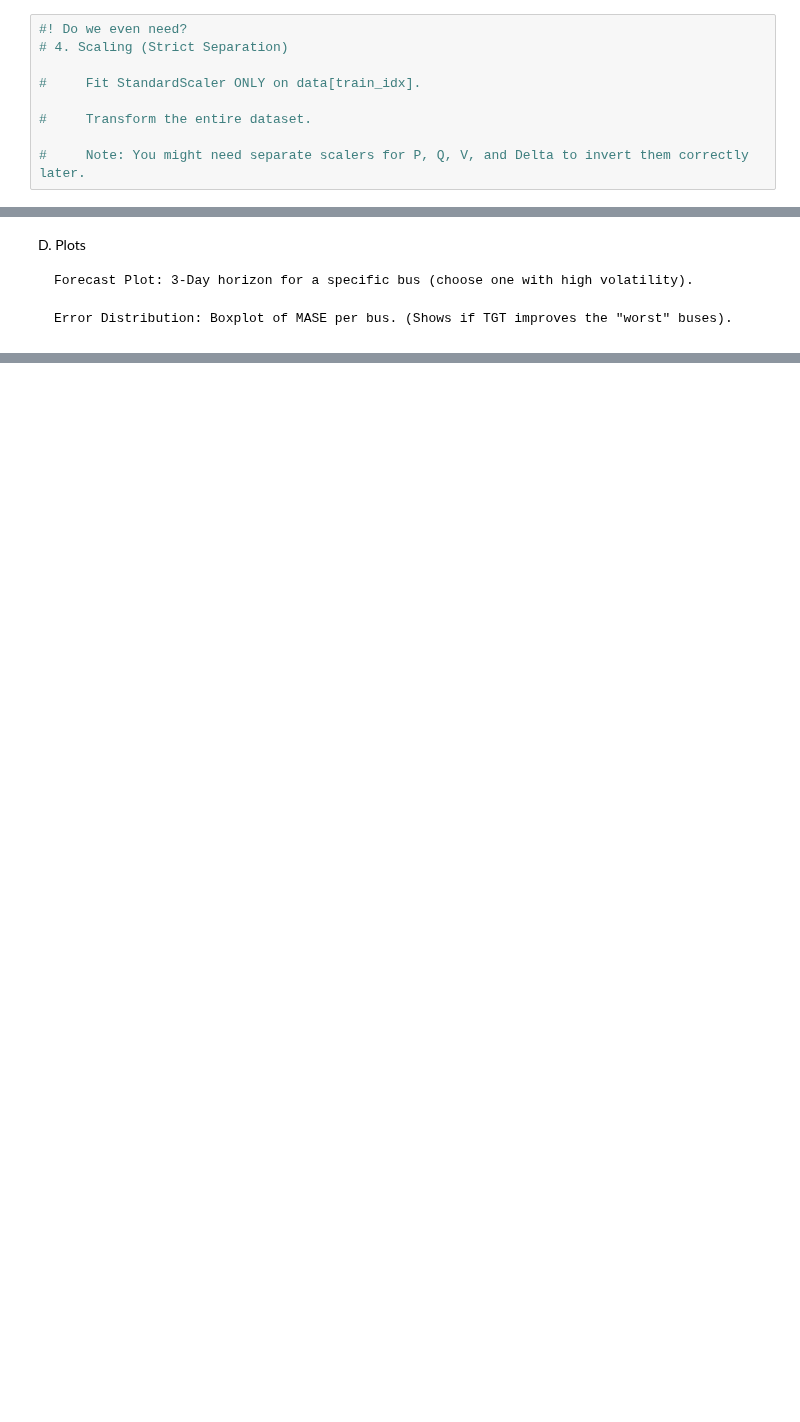
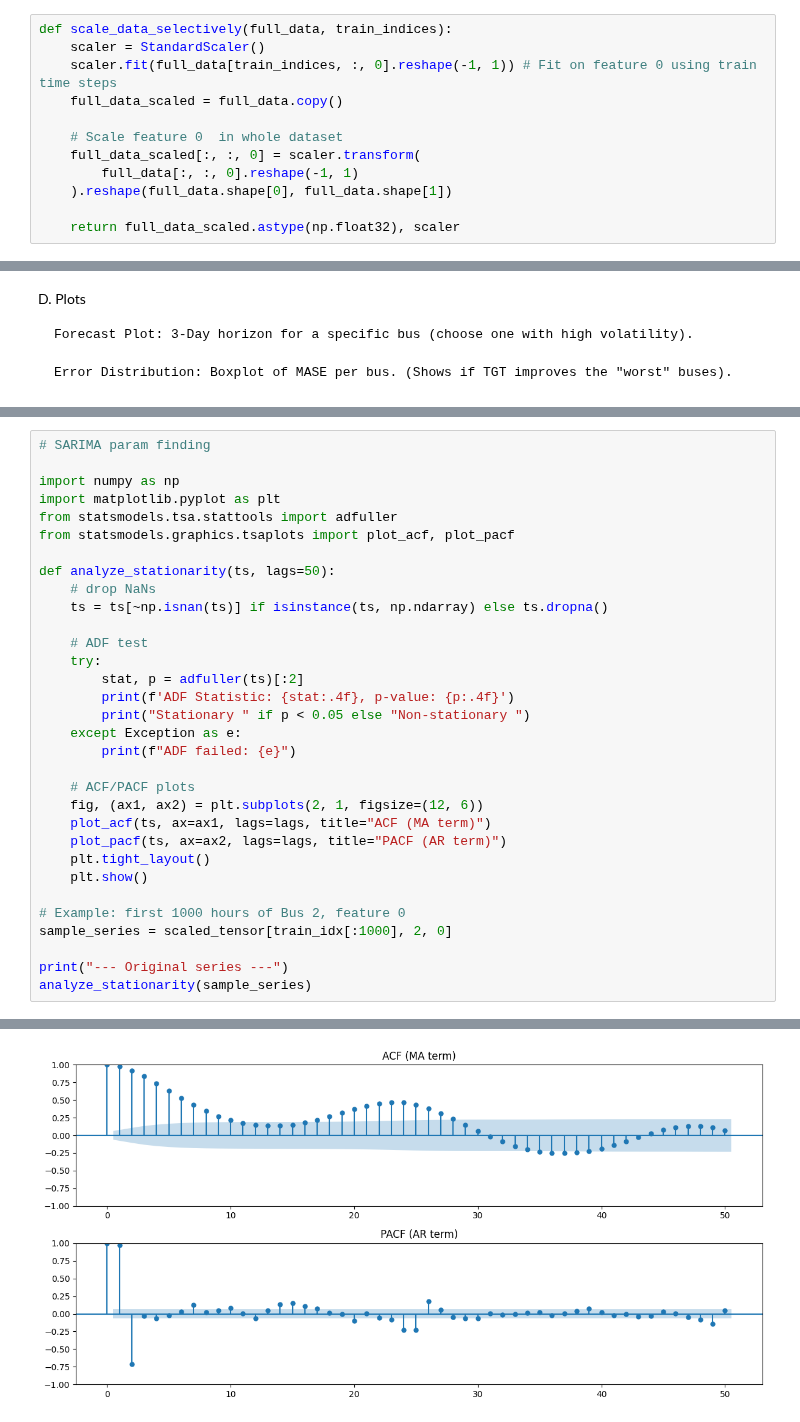
Before and after one commit to waytlion/power-grid-time-series-forecasting, a Jupyter notebook: phase1_tgt_model/bus_load_forecasting.ipynb, the cells around one changed output, grey strips where cells are left out. Saved outputs shown, nothing was run; the diff lists cells and outputs as text; blank space fills up the shorter version.

```diff
--- a/phase1_tgt_model/bus_load_forecasting.ipynb
+++ b/phase1_tgt_model/bus_load_forecasting.ipynb
@@ -177,9 +143,12 @@ def get_interleaved_splits(total_hours, block_size=168, input_window=168):
 # %%
-#! Do we even need?
-# 4. Scaling (Strict Separation)
+def scale_data_selectively(full_data, train_indices):
+    scaler = StandardScaler()
+    scaler.fit(full_data[train_indices, :, 0].reshape(-1, 1)) # Fit on feature 0 using train time steps
+    full_data_scaled = full_data.copy()
 
-#     Fit StandardScaler ONLY on data[train_idx].
+    # Scale feature 0  in whole dataset
+    full_data_scaled[:, :, 0] = scaler.transform(
+        full_data[:, :, 0].reshape(-1, 1)
+    ).reshape(full_data.shape[0], full_data.shape[1])
 
-#     Transform the entire dataset.
-
-#     Note: You might need separate scalers for P, Q, V, and Delta to invert them correctly later.
+    return full_data_scaled.astype(np.float32), scaler
@@ -286,0 +718,33 @@ D. Plots
+# %%
+# SARIMA param finding
+
+import numpy as np
+import matplotlib.pyplot as plt
+from statsmodels.tsa.stattools import adfuller
+from statsmodels.graphics.tsaplots import plot_acf, plot_pacf
+
+def analyze_stationarity(ts, lags=50):
+    # drop NaNs
+    ts = ts[~np.isnan(ts)] if isinstance(ts, np.ndarray) else ts.dropna()
+
+    # ADF test
+    try:
+        stat, p = adfuller(ts)[:2]
+        print(f'ADF Statistic: {stat:.4f}, p-value: {p:.4f}')
+        print("Stationary " if p < 0.05 else "Non-stationary ")
+    except Exception as e:
+        print(f"ADF failed: {e}")
+
+    # ACF/PACF plots
+    fig, (ax1, ax2) = plt.subplots(2, 1, figsize=(12, 6))
+    plot_acf(ts, ax=ax1, lags=lags, title="ACF (MA term)")
+    plot_pacf(ts, ax=ax2, lags=lags, title="PACF (AR term)")
+    plt.tight_layout()
+    plt.show()
+
+# Example: first 1000 hours of Bus 2, feature 0
+sample_series = scaled_tensor[train_idx[:1000], 2, 0]
+
+print("--- Original series ---")
+analyze_stationarity(sample_series)
+# %% [output]
@@ -286,0 +754 @@ D. Plots
+[figure, added]
```
Also changed, not shown: parts of 23 cells of this notebook, 1 other file.
